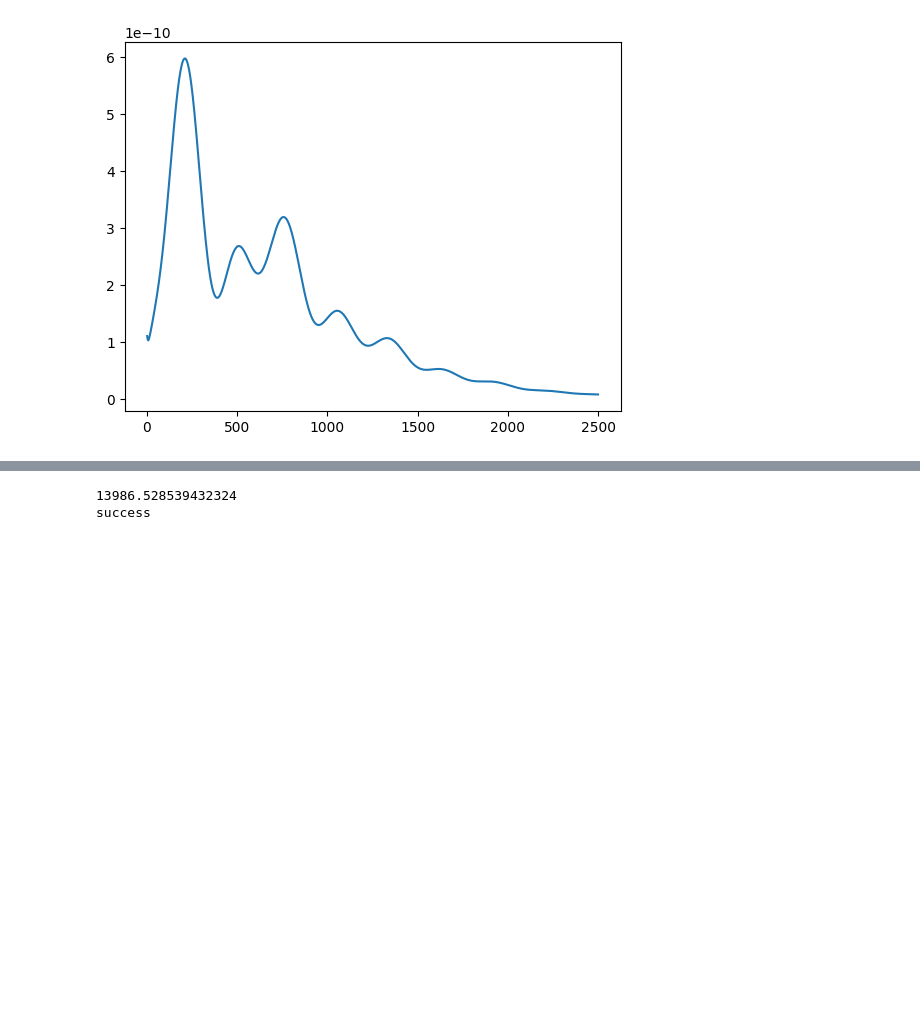
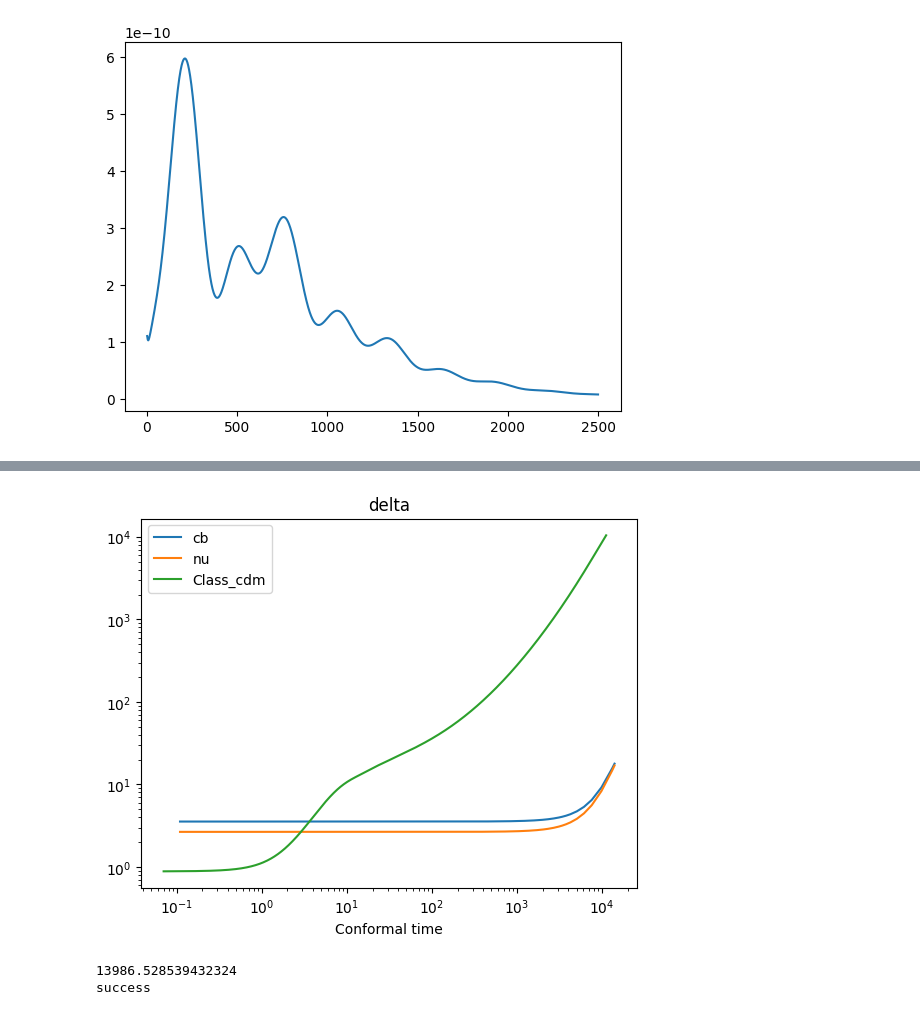
Before and after one commit to eriksteenberg/Grim-kode, a Jupyter notebook: Class shenanigens.ipynb, the cells around one changed output, grey strips where cells are left out. Saved outputs shown, nothing was run; the diff lists cells and outputs as text; code cells hidden in the pictures; blank space fills up the shorter version.

```diff
--- a/Class shenanigens.ipynb
+++ b/Class shenanigens.ipynb
@@ -82,0 +186,93 @@ print(tau0)
+# %%
+
+cs = 0 # 1350 * 3 * 1e-20 # det bud. jeg tog den værdi de havde angivet i artiklen og oversatte den til Mpc
+
+C =1 # dimensionsløs faktor til startværdierne fra B&M.
+
+k = 1
+#N_nu = 3
+#R_nu = ((8/(7*N_nu))*(11/4)**(4/3) + 1 )**(-1)
+#R_nu = 0
+#delta_gamma = -2 / 3 * C * (k * tau[0])**2
+#delta_nu_0 = delta_gamma
+#delta_cb_0 = 4 / 3 * delta_gamma # *2 # muligvis et spørgsmål her er om delta_cb = delta_c + delta_b
+#theta_cb_0 = -1/18 * (k**4 * tau[0] ** 3)
+#theta_nu_0 = (23+4*R_nu)/(6*(15+4*R_nu)) * C * (k*tau[0])**2
+
+# udregning af Friedmanligningen
+R_nu = 0
+psi = 20 * C / (15 + 4 * R_nu)
+theta_nu_0 =  0.5 * (k*k*tau[0]) * psi
+theta_cb_0 = theta_nu_0
+delta_gamma = -2 * psi
+delta_nu_0 = delta_gamma
+delta_cb_0 = 4/3 * delta_gamma
+phi = psi * (1 + R_nu)
+
+y0 = np.array([a0,delta_cb_0,theta_cb_0,delta_nu_0,theta_nu_0])
+
+t_start = tau[0]
+t_end = tau[-1]
+t_span = np.array([t_start,t_end])
+
+def H(a):
+    return H0 * np.sqrt(Omega_lambda + Omega_M / ( a ** 3) + Omega_R / ( a ** 4))
+
+def f(t,y):
+    # her er t tau
+    a = y[0]
+    delta_cb = y[1]
+    theta_cb = y[2]
+    delta_nu = y[3]
+    theta_nu = y[4]
+    #print(a_3)
+    #print(H(1))
+    #print(H(a_3))
+    d_a_dtau = a**2 * H(a)
+    # poisson
+    Omega_M_reel = Omega_M / ( ((a**3) * Omega_lambda) + Omega_M + (Omega_R / a))
+    nabla2phi =(3/2) * (H(a) ** 2)  * Omega_M_reel *( a **2)  *  (delta_nu + delta_cb)
+
+    d_delta_cb_dtau = - theta_cb
+
+    d_theta_cb_dtau = - H(a) * theta_cb -  nabla2phi
+
+    d_delta_nu_dtau = - theta_nu
+
+    d_theta_nu_dtau = -  H(a) * theta_nu - nabla2phi #- k*k * (cs*cs ) * delta_nu
+
+    return [d_a_dtau,d_delta_cb_dtau,d_theta_cb_dtau,d_delta_nu_dtau,d_theta_nu_dtau]
+
+
+def g1(t,y):
+    ## y'' + aHy' = 3/2 H**2 Omega * y
+    # in give en y vektor
+    # y0 = [y,y',dadtau]
+    D  = y[0]
+    D1 = y[1]
+    a = y[2]
+    d_a_dtau = a ** 2 * H(a)
+    Omega_M_reel = Omega_M / ( a ** 3 * Omega_lambda + Omega_M + Omega_R / a)
+    D2 = 3/2 * H(a)**2 * Omega_M_reel * D - H(a) * D1
+    return [D1,D2,d_a_dtau]
+
+
+sol2 = sc.solve_ivp(f,t_span,y0)#,t_eval = tau)
+
+a        = sol2.y[0]
+delta_cb = sol2.y[1]
+theta_cb = sol2.y[2]
+delta_nu = sol2.y[3]
+theta_nu = sol2.y[4]
+tau      = sol2.t
+print(tau[-1])
+#print(a)
+print("success")
+plt.loglog(tau,-delta_cb,label="cb")
+plt.loglog(tau,-delta_nu,label="nu")
+plt.title("delta")
+plt.loglog(pts0['tau [Mpc]'],-pts0['delta_' + "cdm"],label="Class_cdm")
+plt.xlabel("Conformal time")
+
+plt.legend()
+# %% [output]
@@ -83,3 +282,4 @@ print(tau0)
+[figure, added]
 # %%
 
 cs = 0 # 1350 * 3 * 1e-20 # det bud. jeg tog den værdi de havde angivet i artiklen og oversatte den til Mpc
```
Also changed, not shown: parts of 7 cells of this notebook.
